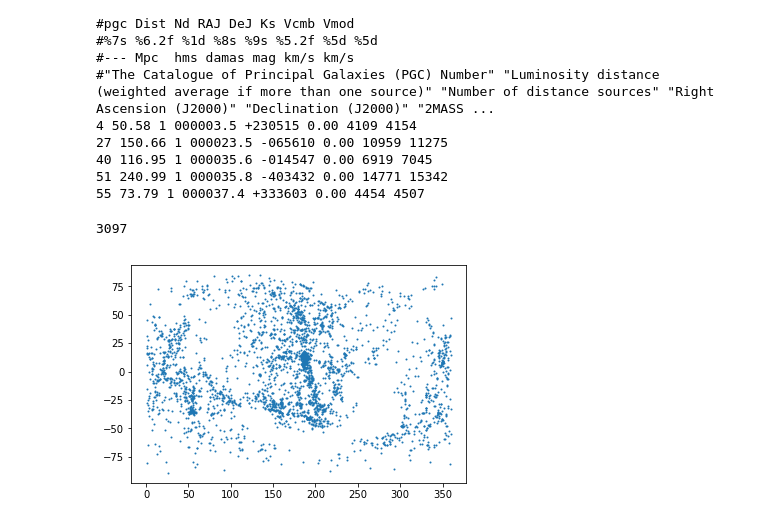
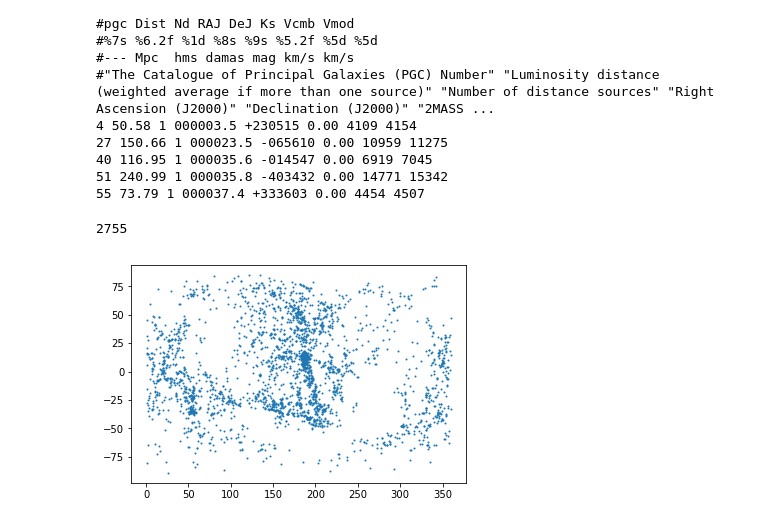
Before and after one commit to forero/LGModGrav, a Jupyter notebook: code/cosmic_flows.ipynb, the cells around one changed output. Saved outputs shown, nothing was run; the diff lists cells and outputs as text; code cells hidden in the pictures.

```diff
--- a/code/cosmic_flows.ipynb
+++ b/code/cosmic_flows.ipynb
@@ -53,11 +53,12 @@ for i in range(n_points):
     if(dec_data['DEC'][i]>90.0):
         print(i, decj, len(decj), data['DECJ'][i], dec_data['DEC'][i])
 # %%
-plt.scatter(ra_data['RA'][data['dist']<50],dec_data['DEC'][data['dist']<50.0], s =1.0)
-print(len(ra_data['RA'][data['dist']<50]))
+max_distance = 45.0
+plt.scatter(ra_data['RA'][data['dist']<max_distance],dec_data['DEC'][data['dist']<max_distance], s =1.0)
+print(len(ra_data['RA'][data['dist']<max_distance]))
 # %% [output]
-3097
+2755
-[figure, old version]
+[figure, new version]
 # %%
 cartesian_data = np.ones((n_points,3))
 theta = np.deg2rad(dec_data['DEC'] - 90.0)
```
Also changed, not shown: parts of 12 cells of this notebook, 1 other file.
